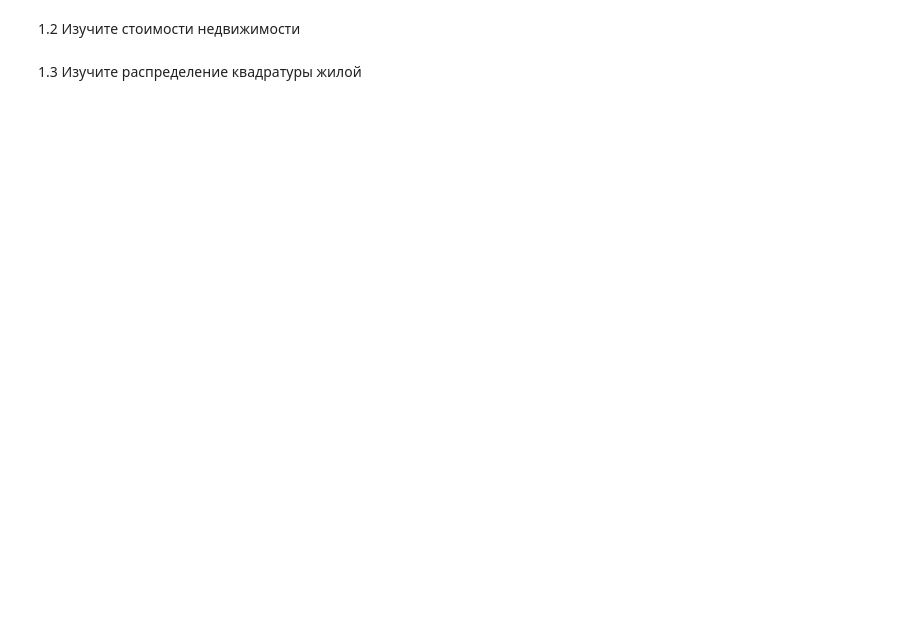
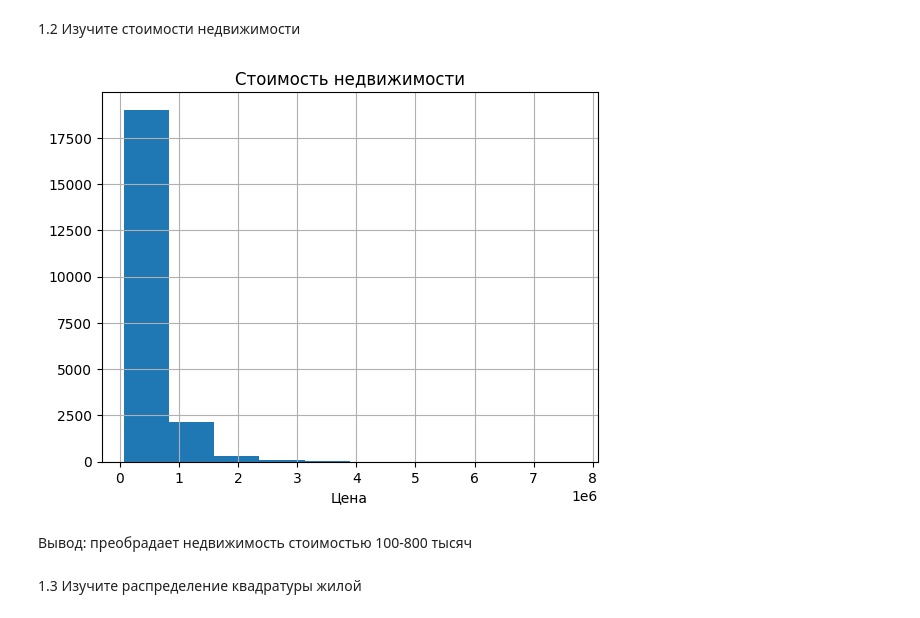
Before and after one commit to AleksandrSukhushin/Python-Basics-for-Analysts, a Jupyter notebook: Homeworks/HW #4/Tasks.ipynb, the cells around one changed output. Cells and saved outputs as stored; diff of their text form; code cells hidden in the pictures; blank space fills up the shorter version.

```diff
--- a/Homeworks/HW #4/Tasks.ipynb
+++ b/Homeworks/HW #4/Tasks.ipynb
@@ -20,2 +35,12 @@ df.head()
+# %%
+plt.hist(df['price'])
+plt.xlabel('Цена')
+plt.title('Стоимость недвижимости')
+plt.grid()
+plt.show()
+# %% [output]
+[figure, added]
+# %% [markdown]
+Вывод: преобрадает недвижимость стоимостью 100-800 тысяч
 # %% [markdown]
 1.3 Изучите распределение квадратуры жилой
```
Also changed, not shown: parts of 19 cells of this notebook, 1 other file.
